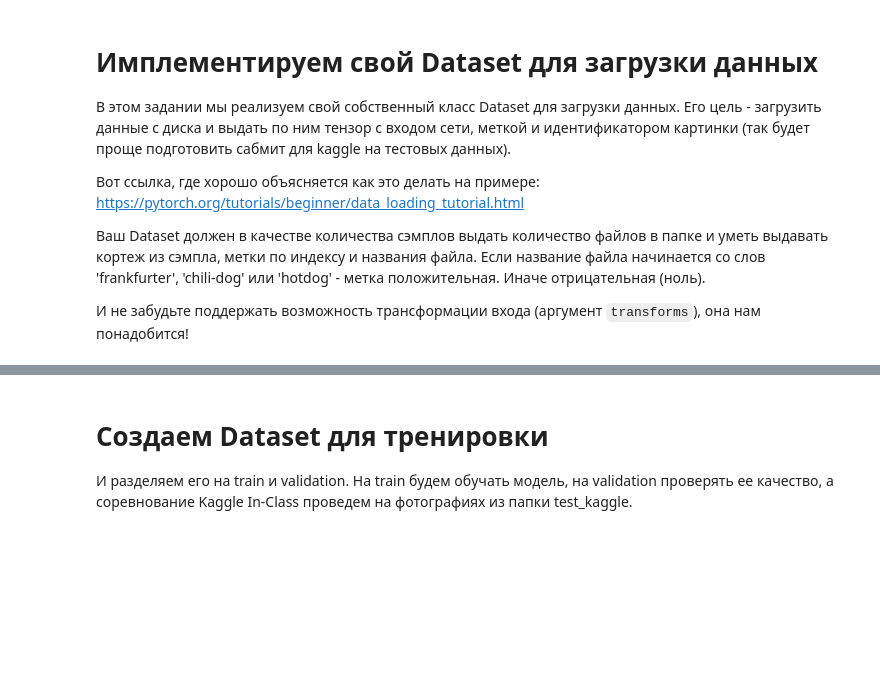
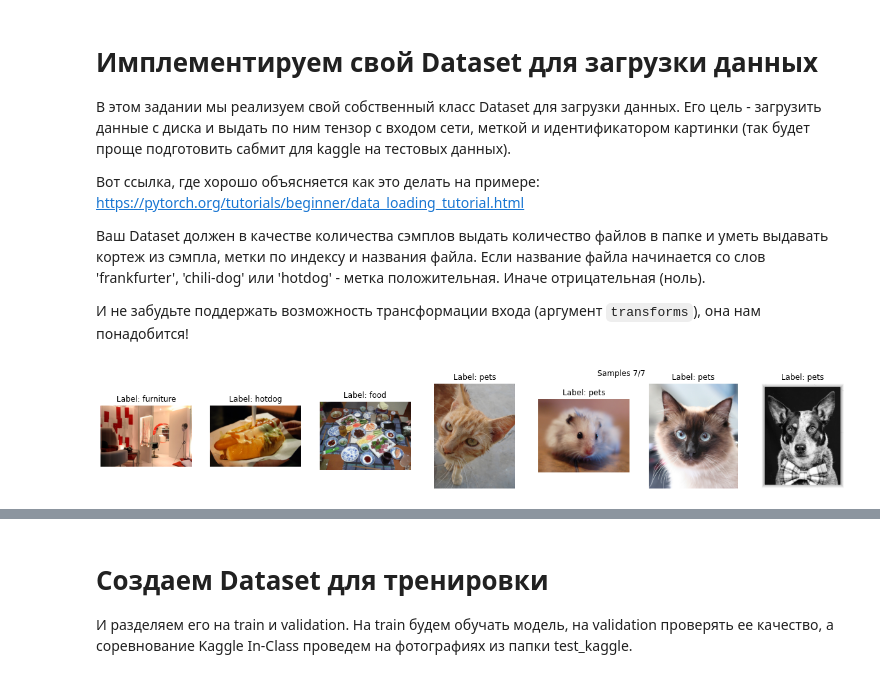
Before and after one commit to somepage/dlcourse_ai, a Jupyter notebook: assignments/assignment4/HotdogOrNot.ipynb, the cells around one changed output, grey strips where cells are left out. Saved outputs shown, nothing was run; the diff lists cells and outputs as text; code cells hidden in the pictures; blank space fills up the shorter version.

```diff
--- a/assignments/assignment4/HotdogOrNot.ipynb
+++ b/assignments/assignment4/HotdogOrNot.ipynb
@@ -94,35 +94,46 @@ class HotdogOrNotDataset(Dataset):
     def __init__(self, folder, transform=None):
         self.transform = transform
 
         # TODO: Your code here!
+        self.folder = folder
 
     def __len__(self):
-        raise Exception("Not implemented!")
+        return len(os.listdir(train_folder))
 
     def __getitem__(self, index):
         # TODO Implement getting item by index
         # Hint: os.path.join is helpful!
-        raise Exception("Not implemented!")
+        files = os.listdir(self.folder)
+
+        img_name = os.path.join(self.folder, files[index])
+        y, img_id = files[index].split('_')
+        img = Image.open(img_name)
+
+        if self.transform:
+          img = self.transform(img)
+
         return img, y, img_id
 
 def visualize_samples(dataset, indices, title=None, count=10):
     # visualize random 10 samples
     plt.figure(figsize=(count*3,3))
     display_indices = indices[:count]
     if title:
         plt.suptitle("%s %s/%s" % (title, len(display_indices), len(indices)))
     for i, index in enumerate(display_indices):
         x, y, _ = dataset[index]
         plt.subplot(1,count,i+1)
         plt.title("Label: %s" % y)
         plt.imshow(x)
         plt.grid(False)
         plt.axis('off')
 
 orig_dataset = HotdogOrNotDataset(train_folder)
 indices = np.random.choice(np.arange(len(orig_dataset)), 7, replace=False)
 
 visualize_samples(orig_dataset, indices, "Samples")
+# %% [output]
+[figure, added]
 # %%
 # Let's make sure transforms work!
 dataset = HotdogOrNotDataset(train_folder, transform=transforms.RandomVerticalFlip(0.9))
```
Also changed, not shown: parts of 2 cells of this notebook.
